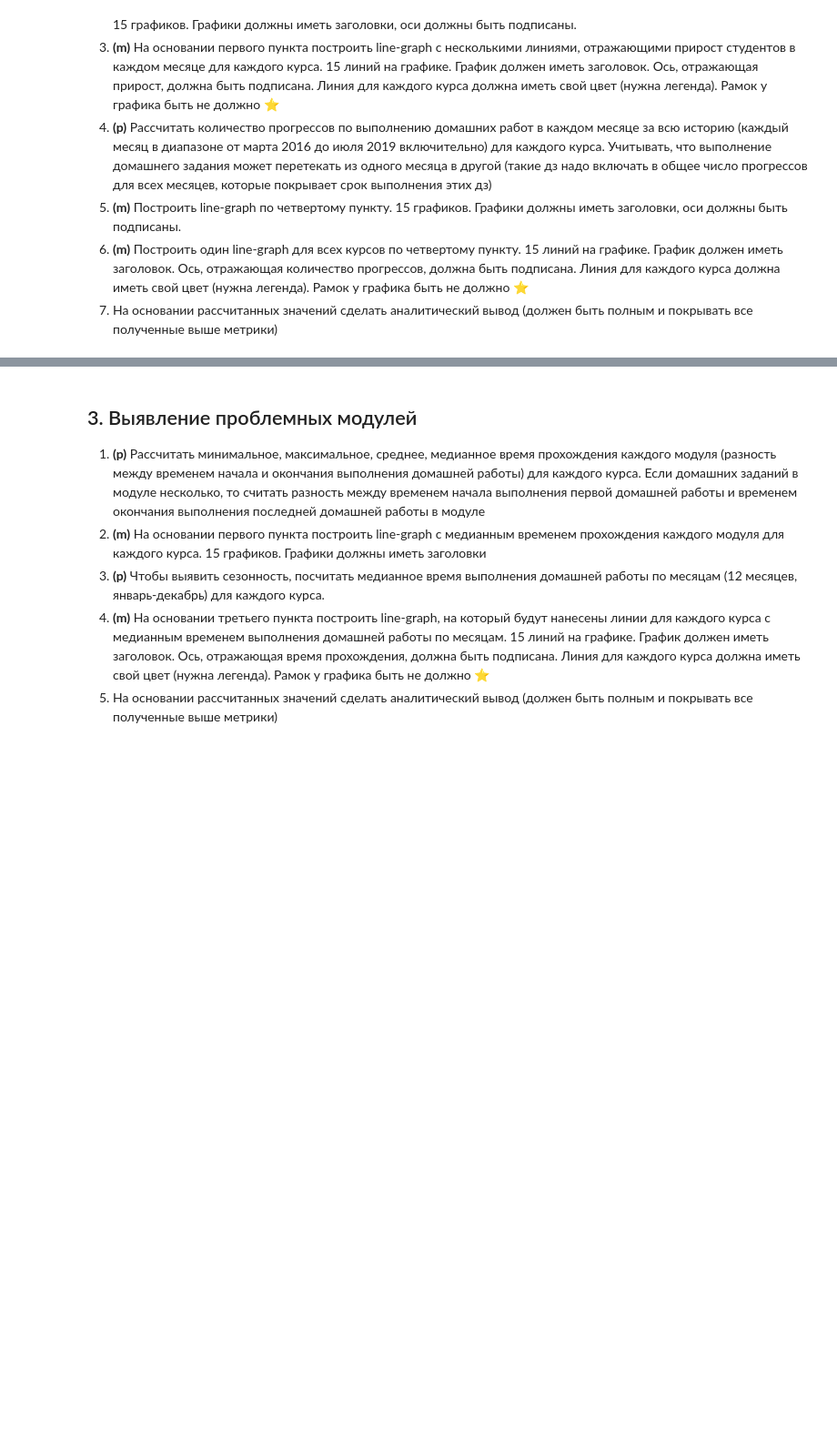
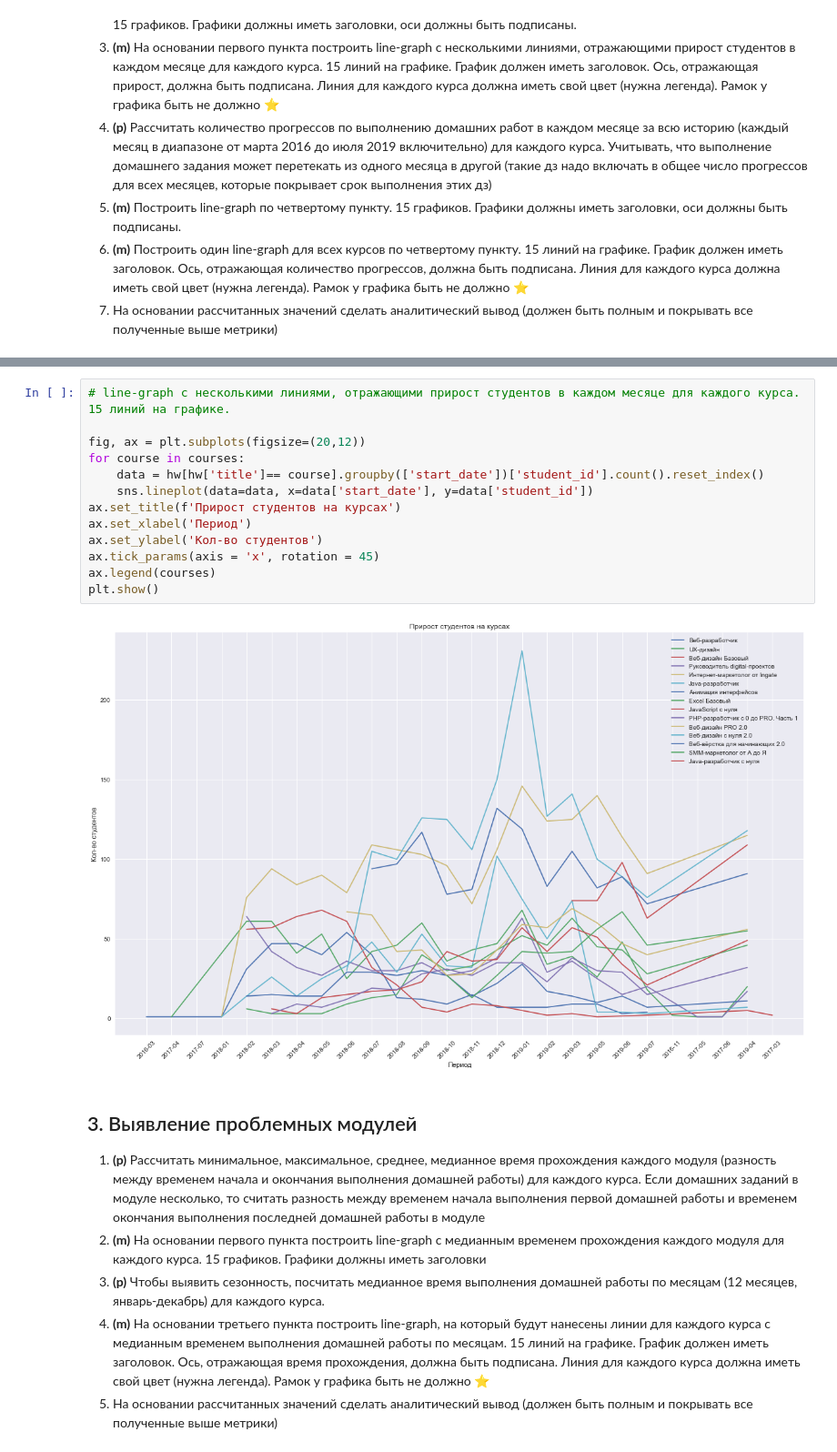
Before and after one commit to SergioKramer/Course_Analyst, a Jupyter notebook: Coursework_analytics_1_kramer.ipynb, the cells around one changed output, grey strips where cells are left out. Shown at 91% size. Drawn from its saved outputs; the diff is of its cells as text; blank space fills up the shorter version.

```diff
--- a/Coursework_analytics_1_kramer.ipynb
+++ b/Coursework_analytics_1_kramer.ipynb
@@ -284,3 +317,18 @@ plt.show()
+# %%
+# line-graph с несколькими линиями, отражающими прирост студентов в каждом месяце для каждого курса. 15 линий на графике.
+
+fig, ax = plt.subplots(figsize=(20,12))
+for course in courses:
+    data = hw[hw['title']== course].groupby(['start_date'])['student_id'].count().reset_index()
+    sns.lineplot(data=data, x=data['start_date'], y=data['student_id'])
+ax.set_title(f'Прирост студентов на курсах')
+ax.set_xlabel('Период')
+ax.set_ylabel('Кол-во студентов')
+ax.tick_params(axis = 'x', rotation = 45)
+ax.legend(courses)
+plt.show()
+# %% [output]
+[figure, added]
 # %% [markdown]
 ## 3. Выявление проблемных модулей
 
```
Also changed, not shown: parts of 5 cells of this notebook.
